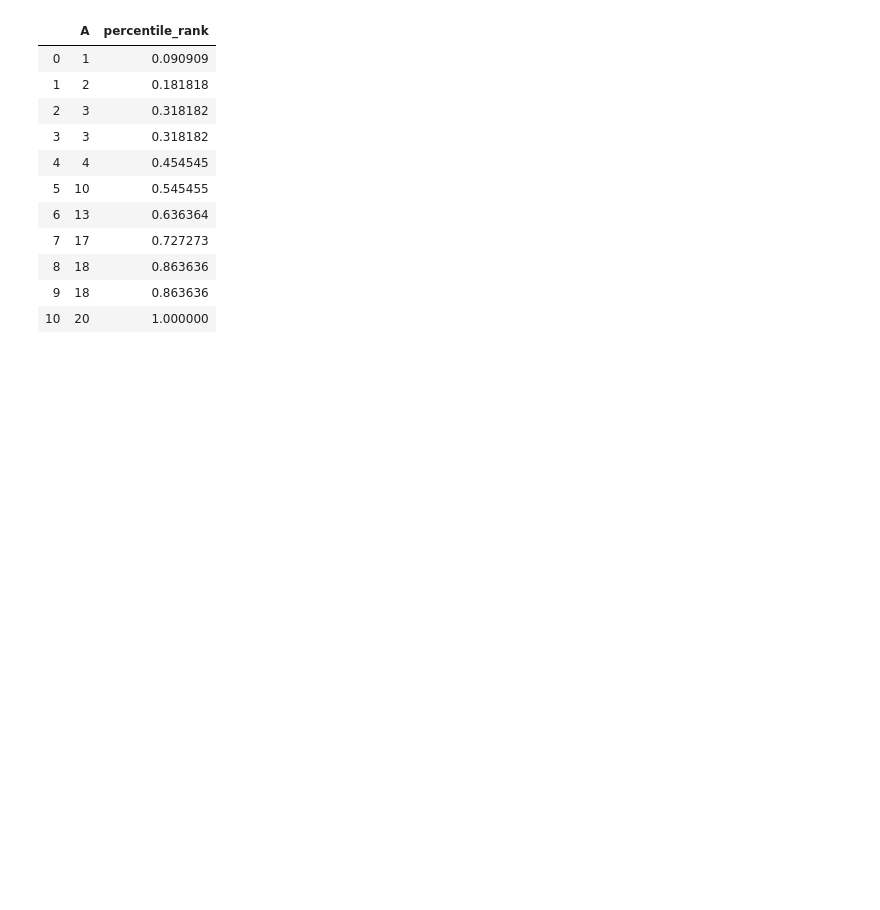
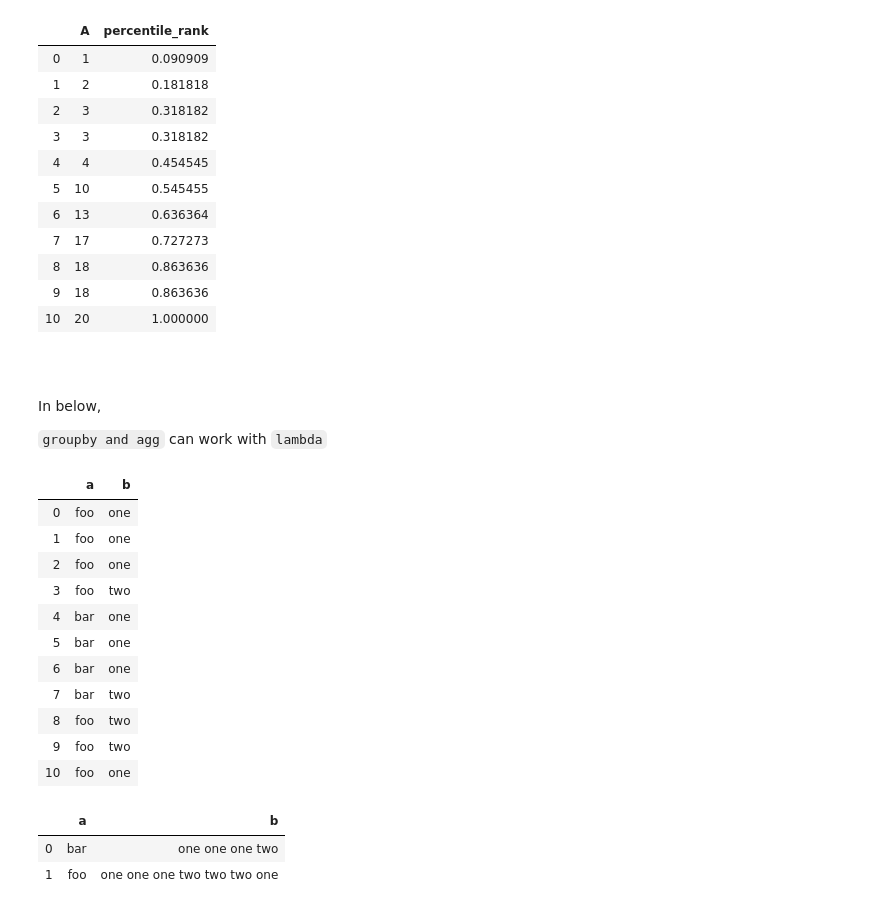
Before and after one commit to kanru-wang/notes, a Jupyter notebook: python_tricks.ipynb, the cells around one changed output. Saved outputs shown, nothing was run; the diff lists cells and outputs as text; code cells hidden in the pictures; blank space fills up the shorter version.

```diff
--- a/python_tricks.ipynb
+++ b/python_tricks.ipynb
@@ -783,3 +783,40 @@ df.assign(percentile_rank=df["A"].rank(pct=True))
 | 8 | 18 | 0.863636 |
 | 9 | 18 | 0.863636 |
 | 10 | 20 | 1.000000 |
+# %% [markdown]
+<br>
+<br>
+
+In below,
+
+`groupby and agg` can work with `lambda`
+# %%
+df = pd.DataFrame({
+    "a": ["foo", "foo", "foo", "foo", "bar", "bar", "bar", "bar", "foo", "foo", "foo"],
+    "b": ["one", "one", "one", "two", "one", "one", "one", "two", "two", "two", "one"]
+})
+df
+# %% [output]
+|  | a | b |
+| 0 | foo | one |
+| 1 | foo | one |
+| 2 | foo | one |
+| 3 | foo | two |
+| 4 | bar | one |
+| 5 | bar | one |
+| 6 | bar | one |
+| 7 | bar | two |
+| 8 | foo | two |
+| 9 | foo | two |
+| 10 | foo | one |
+# %%
+(
+    df
+    .groupby("a")
+    .agg({'b': lambda x: x.str.cat(sep=' ')})
+    .reset_index()
+)
+# %% [output]
+|  | a | b |
+| 0 | bar | one one one two |
+| 1 | foo | one one one two two two one |
```
